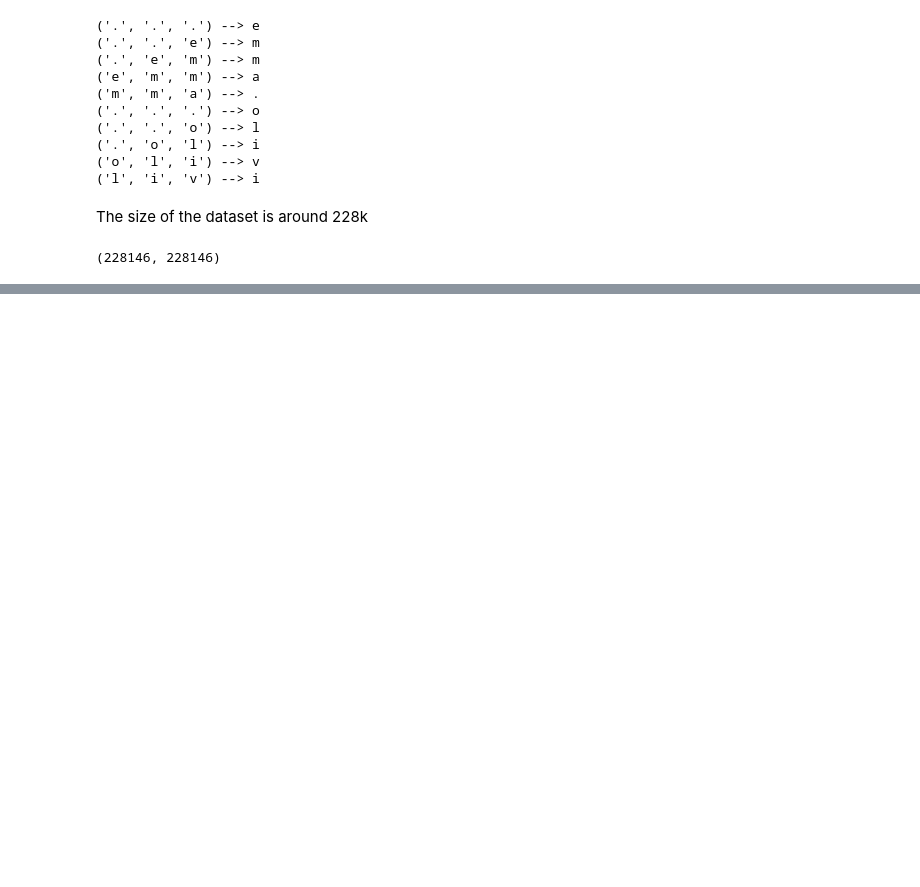
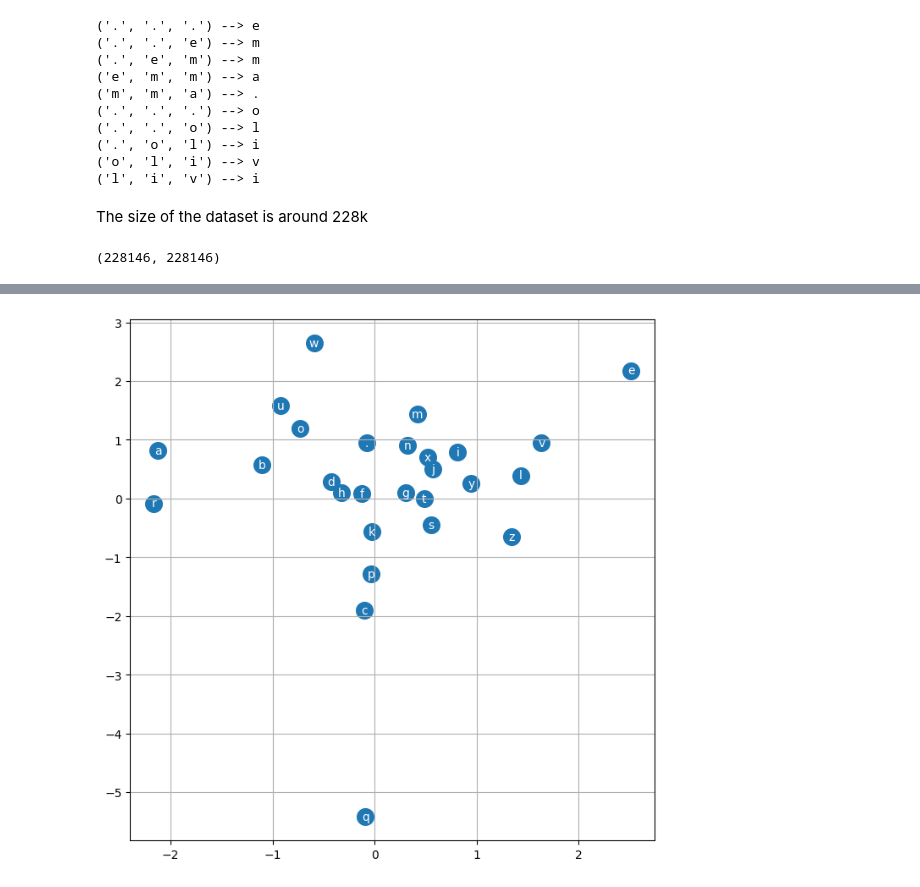
Before and after one commit to ishandahal/simple-language-model, a Jupyter notebook: trigram_model.ipynb, the cells around one changed output, grey strips where cells are left out. Saved outputs shown, nothing was run; the diff lists cells and outputs as text; code cells hidden in the pictures; blank space fills up the shorter version.

```diff
--- a/trigram_model.ipynb
+++ b/trigram_model.ipynb
@@ -132,0 +431,9 @@ len(X), len(Y)
+# %%
+# visualize dimensions 0 and 1 of the embedding matrix emb_mat for all characters
+plt.figure(figsize=(8,8))
+plt.scatter(emb_mat[:,0].data, emb_mat[:,1].data, s=200)
+for i in range(emb_mat.shape[0]):
+    plt.text(emb_mat[i,0].item(), emb_mat[i,1].item(), itos[i], ha="center", va="center", color='white')
+plt.grid('minor')
+# %% [output]
+[figure, added]
```
Also changed, not shown: parts of 30 cells of this notebook.
